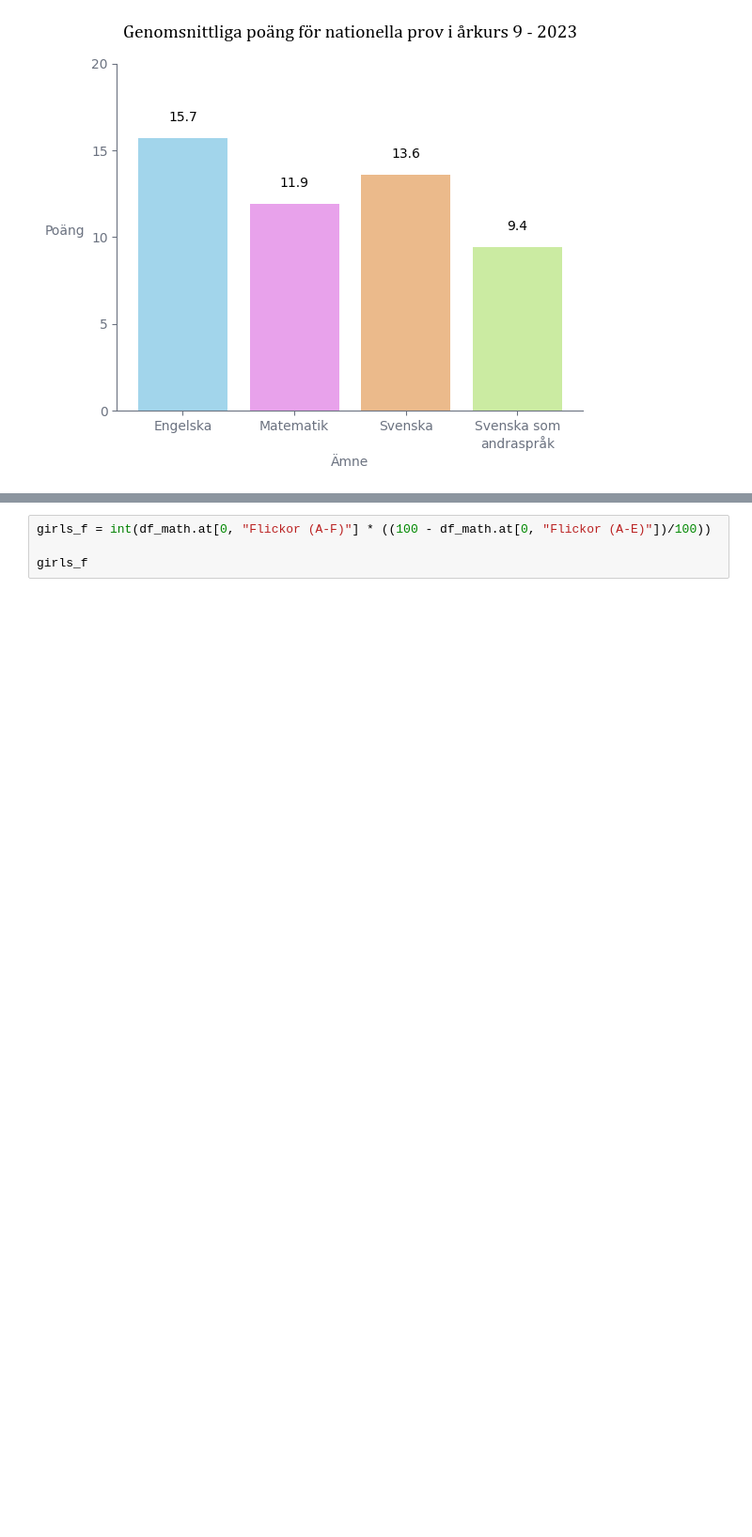
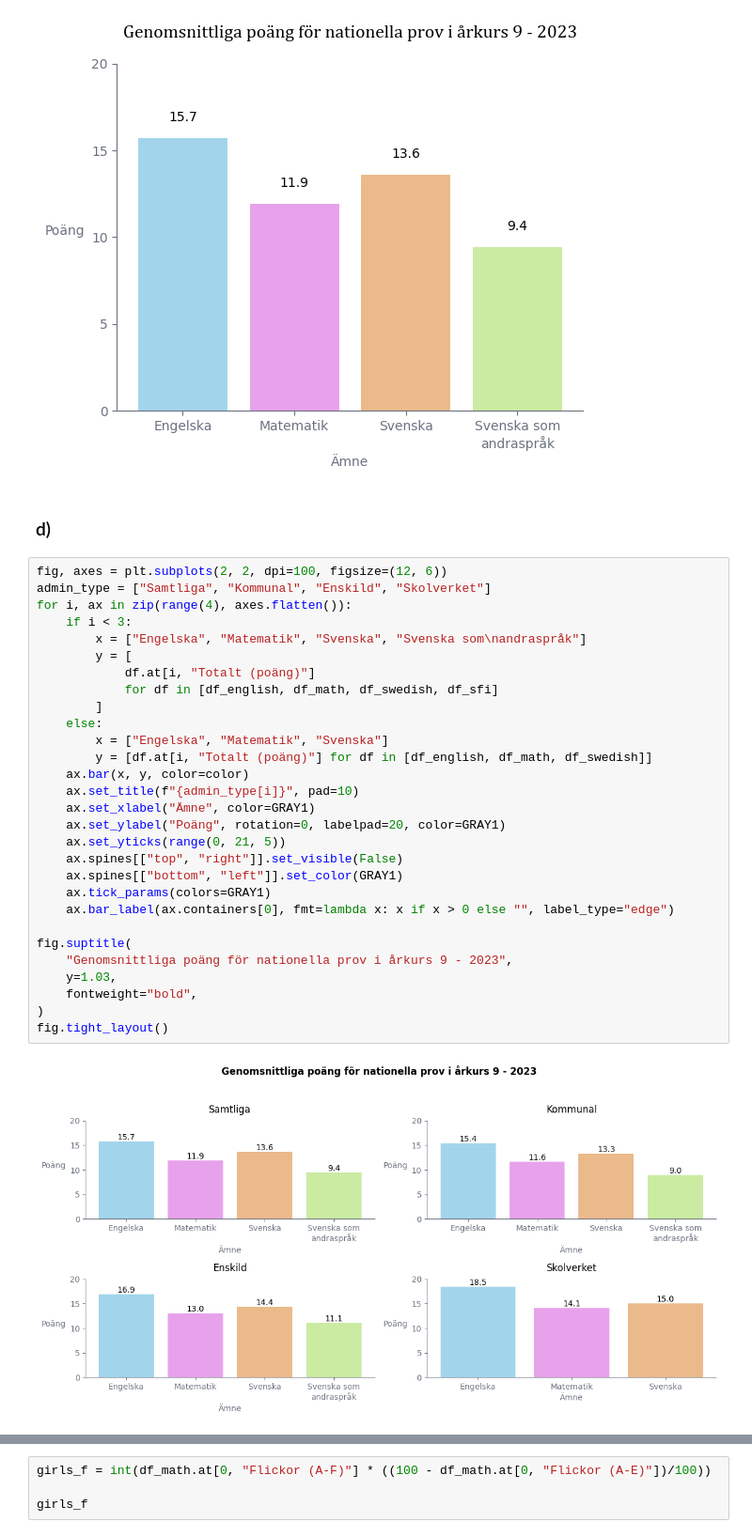
Before and after one commit to LordOfTurtles/Python-Erik-Johansson-OPA23, a Jupyter notebook: labb2/labb2.ipynb, the cells around one changed output, grey strips where cells are left out. Shown at 94% size. Saved outputs shown, nothing was run; the diff lists cells and outputs as text; blank space fills up the shorter version.

Commit message:
subplots

```diff
--- a/labb2/labb2.ipynb
+++ b/labb2/labb2.ipynb
@@ -84,3 +88,36 @@ ax.tick_params(colors=GRAY1)
 addlabels(x, y)
 # %% [output]
 [figure]
+# %% [markdown]
+### d)
+# %%
+fig, axes = plt.subplots(2, 2, dpi=100, figsize=(12, 6))
+admin_type = ["Samtliga", "Kommunal", "Enskild", "Skolverket"]
+for i, ax in zip(range(4), axes.flatten()):
+    if i < 3:
+        x = ["Engelska", "Matematik", "Svenska", "Svenska som\nandraspråk"]
+        y = [
+            df.at[i, "Totalt (poäng)"]
+            for df in [df_english, df_math, df_swedish, df_sfi]
+        ]
+    else:
+        x = ["Engelska", "Matematik", "Svenska"]
+        y = [df.at[i, "Totalt (poäng)"] for df in [df_english, df_math, df_swedish]]
+    ax.bar(x, y, color=color)
+    ax.set_title(f"{admin_type[i]}", pad=10)
+    ax.set_xlabel("Ämne", color=GRAY1)
+    ax.set_ylabel("Poäng", rotation=0, labelpad=20, color=GRAY1)
+    ax.set_yticks(range(0, 21, 5))
+    ax.spines[["top", "right"]].set_visible(False)
+    ax.spines[["bottom", "left"]].set_color(GRAY1)
+    ax.tick_params(colors=GRAY1)
+    ax.bar_label(ax.containers[0], fmt=lambda x: x if x > 0 else "", label_type="edge")
+
+fig.suptitle(
+    "Genomsnittliga poäng för nationella prov i årkurs 9 - 2023",
+    y=1.03,
+    fontweight="bold",
+)
+fig.tight_layout()
+# %% [output]
+[figure, added]
```
Also changed, not shown: parts of 3 cells of this notebook.
